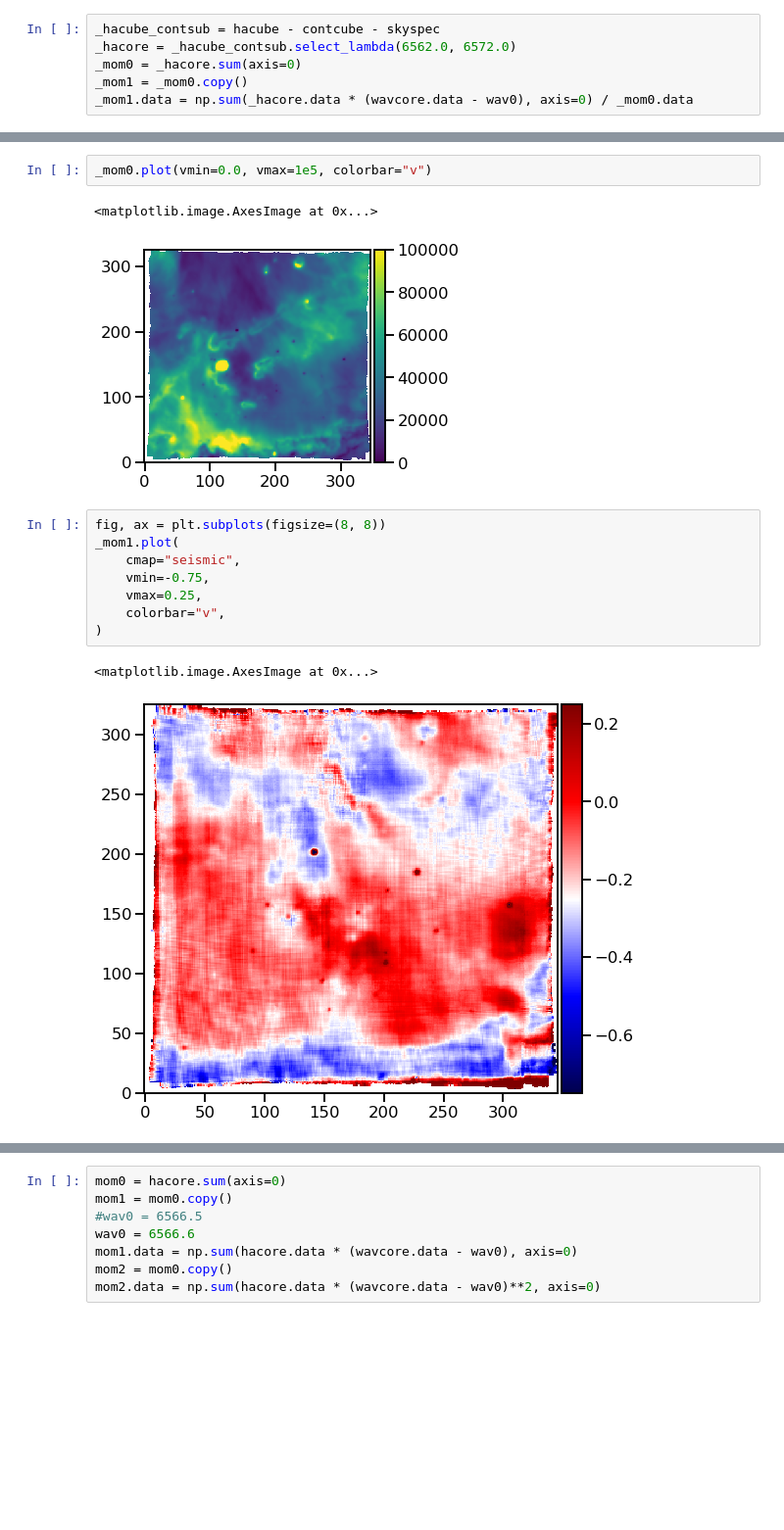
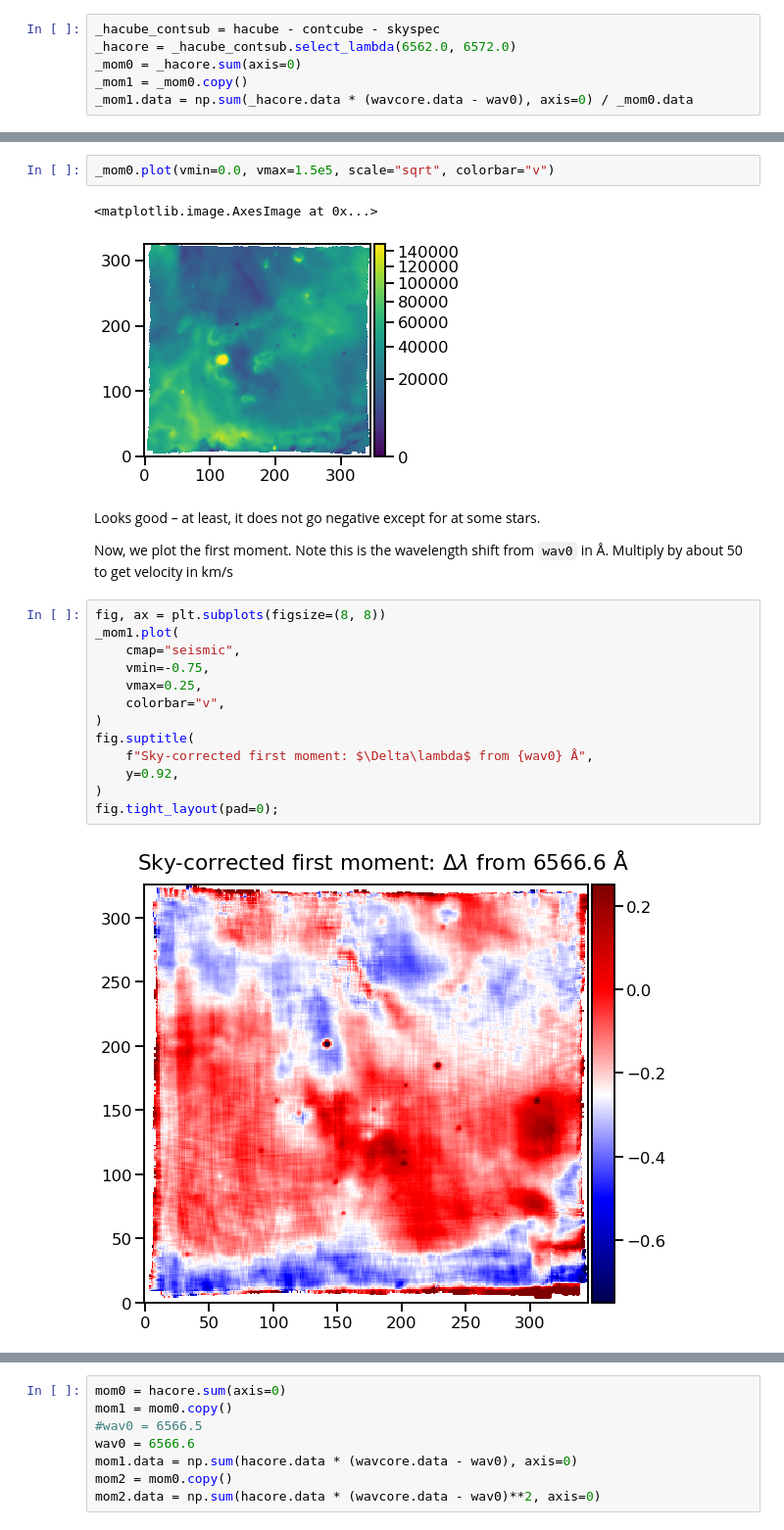
Before and after one commit to will-henney/muse-hii-regions, a Jupyter notebook: notebooks/03-00-ha-moment-maps.ipynb, the cells around one changed output, grey strips where cells are left out. Shown at 98% size. Saved outputs shown, nothing was run; the diff lists cells and outputs as text; blank space fills up the shorter version.

Commit message:
Improve the velocity moment extraction for H alpha
The correction for the bad sky is almost believable now

```diff
--- a/notebooks/03-00-ha-moment-maps.ipynb
+++ b/notebooks/03-00-ha-moment-maps.ipynb
@@ -184,16 +202,24 @@ _mom1.data = np.sum(_hacore.data * (wavcore.data - wav0), axis=0) / _mom0.data
 # %%
-_mom0.plot(vmin=0.0, vmax=1e5, colorbar="v")
+_mom0.plot(vmin=0.0, vmax=1.5e5, scale="sqrt", colorbar="v")
 # %% [output]
 <matplotlib.image.AxesImage at 0x...>
-[figure, old version]
+[figure, new version]
+# %% [markdown]
+Looks good – at least, it does not go negative except for at some stars.
+
+Now, we plot the first moment.  Note this is the wavelength shift from `wav0` in Å.  Multiply by about 50 to get velocity in km/s
 # %%
 fig, ax = plt.subplots(figsize=(8, 8))
 _mom1.plot(
     cmap="seismic",
     vmin=-0.75,
     vmax=0.25,
     colorbar="v",
 )
+fig.suptitle(
+    f"Sky-corrected first moment: $\Delta\lambda$ from {wav0} Å",
+    y=0.92,
+)
+fig.tight_layout(pad=0);
 # %% [output]
-<matplotlib.image.AxesImage at 0x...>
-[figure, old version]
+[figure, new version]
```
Also changed, not shown: parts of 35 cells of this notebook, 2 other files.
